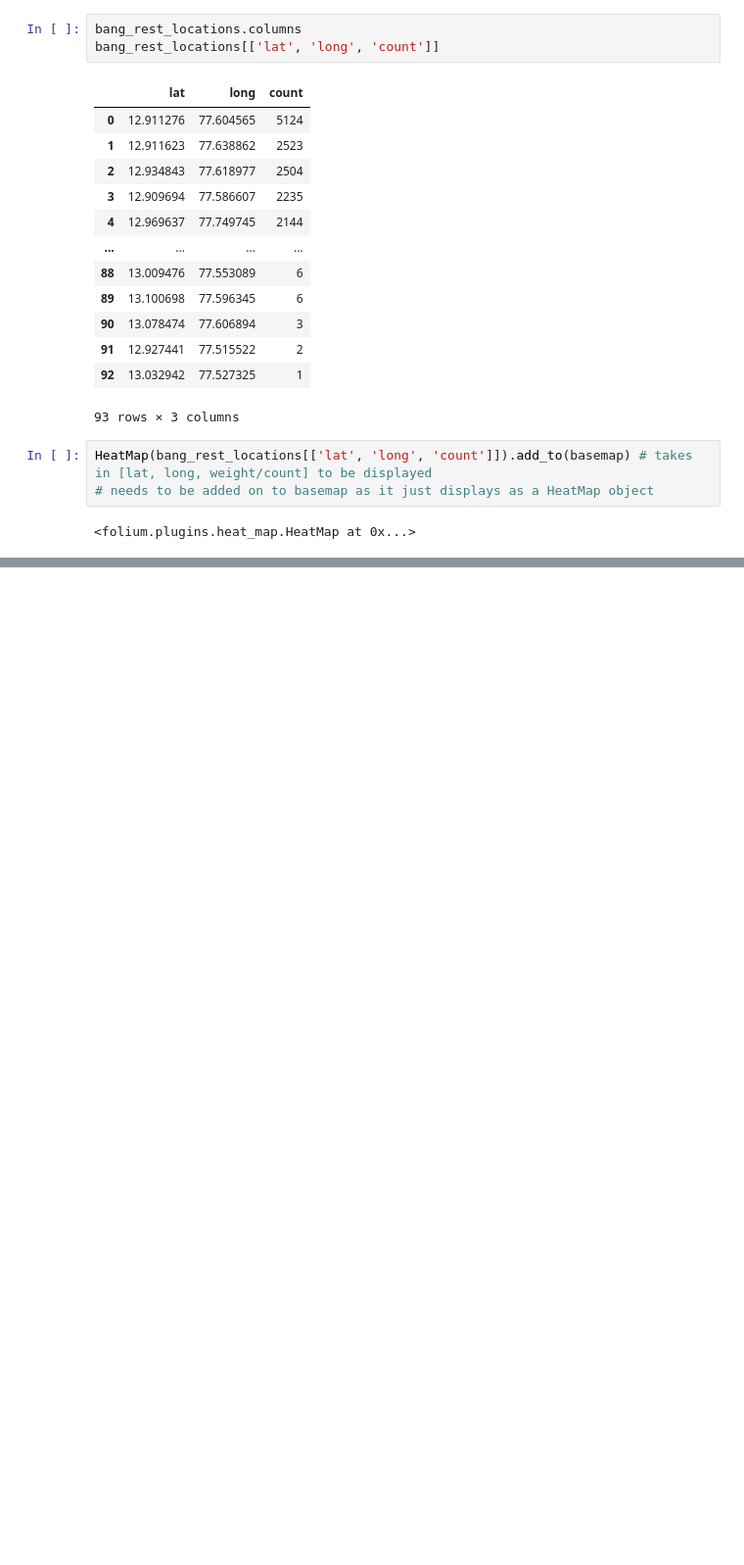
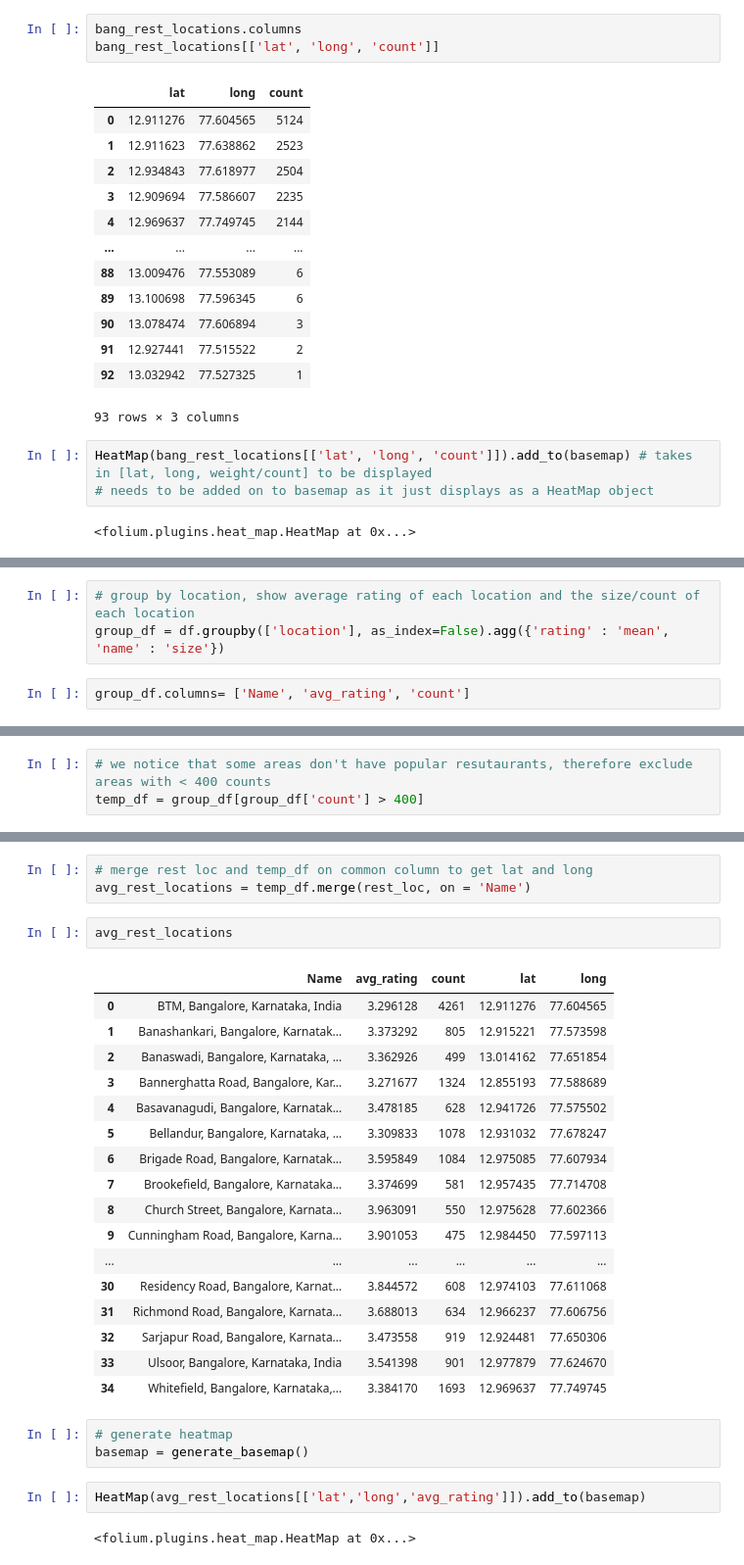
Before and after one commit to AneleDlamini/ZomatoGeospatialAnalysis, a Jupyter notebook: Zomato Project.ipynb, the cells around one changed output, grey strips where cells are left out. Shown: that part at 98% size. Cells and saved outputs as stored; diff of their text form; blank space fills up the shorter version.

```diff
--- a/Zomato Project.ipynb
+++ b/Zomato Project.ipynb
@@ -387,0 +512,5 @@ basemap
+# %%
+# group by location, show average rating of each location and the size/count of each location
+group_df = df.groupby(['location'], as_index=False).agg({'rating' : 'mean', 'name' : 'size'})
+# %%
+group_df.columns= ['Name', 'avg_rating', 'count']
@@ -387,0 +533,3 @@ basemap
+# %%
+# we notice that some areas don't have popular resutaurants, therefore exclude areas with < 400 counts
+temp_df = group_df[group_df['count'] > 400]
@@ -387,0 +556,30 @@ basemap
+# %%
+# merge rest loc and temp_df on common column to get lat and long
+avg_rest_locations = temp_df.merge(rest_loc, on = 'Name')
+# %%
+avg_rest_locations
+# %% [output]
+|  | Name | avg_rating | count | lat | long |
+| 0 | BTM, Bangalore, Karnataka, India | 3.296128 | 4261 | 12.911276 | 77.604565 |
+| 1 | Banashankari, Bangalore, Karnatak... | 3.373292 | 805 | 12.915221 | 77.573598 |
+| 2 | Banaswadi, Bangalore, Karnataka, ... | 3.362926 | 499 | 13.014162 | 77.651854 |
+| 3 | Bannerghatta Road, Bangalore, Kar... | 3.271677 | 1324 | 12.855193 | 77.588689 |
+| 4 | Basavanagudi, Bangalore, Karnatak... | 3.478185 | 628 | 12.941726 | 77.575502 |
+| 5 | Bellandur, Bangalore, Karnataka, ... | 3.309833 | 1078 | 12.931032 | 77.678247 |
+| 6 | Brigade Road, Bangalore, Karnatak... | 3.595849 | 1084 | 12.975085 | 77.607934 |
+| 7 | Brookefield, Bangalore, Karnataka... | 3.374699 | 581 | 12.957435 | 77.714708 |
+| 8 | Church Street, Bangalore, Karnata... | 3.963091 | 550 | 12.975628 | 77.602366 |
+| 9 | Cunningham Road, Bangalore, Karna... | 3.901053 | 475 | 12.984450 | 77.597113 |
+| ... | ... | ... | ... | ... | ... |
+| 30 | Residency Road, Bangalore, Karnat... | 3.844572 | 608 | 12.974103 | 77.611068 |
+| 31 | Richmond Road, Bangalore, Karnata... | 3.688013 | 634 | 12.966237 | 77.606756 |
+| 32 | Sarjapur Road, Bangalore, Karnata... | 3.473558 | 919 | 12.924481 | 77.650306 |
+| 33 | Ulsoor, Bangalore, Karnataka, India | 3.541398 | 901 | 12.977879 | 77.624670 |
+| 34 | Whitefield, Bangalore, Karnataka,... | 3.384170 | 1693 | 12.969637 | 77.749745 |
+# %%
+# generate heatmap
+basemap = generate_basemap()
+# %%
+HeatMap(avg_rest_locations[['lat','long','avg_rating']]).add_to(basemap)
+# %% [output]
+<folium.plugins.heat_map.HeatMap at 0x...>
```
Also changed, not shown: parts of 27 cells of this notebook.
